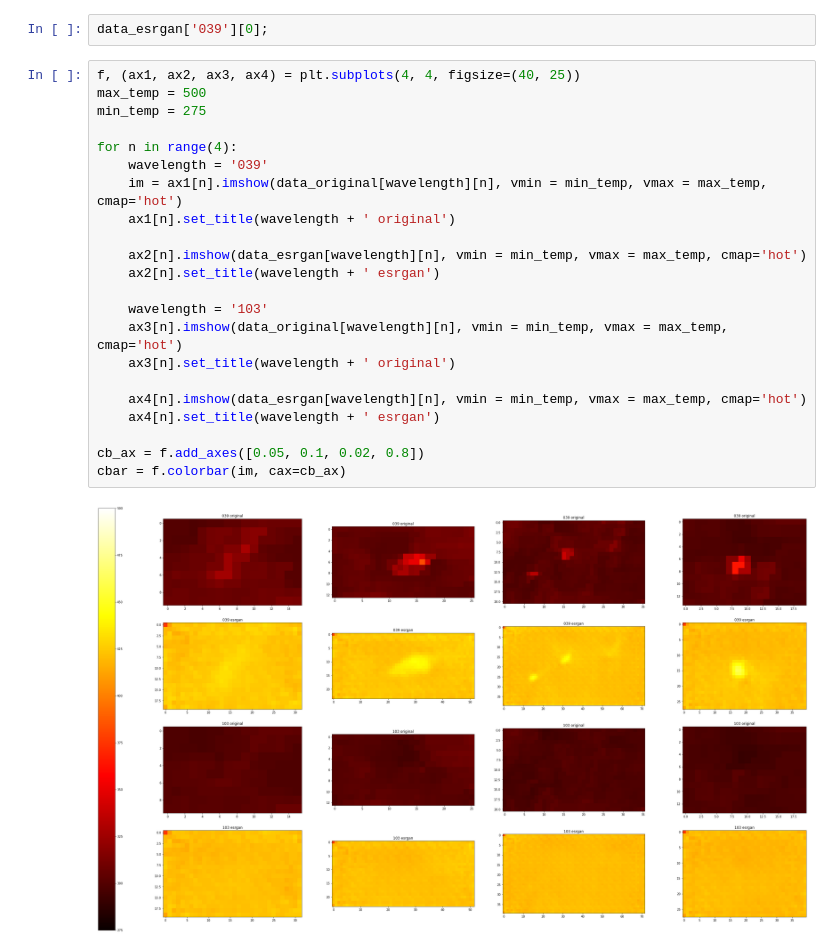
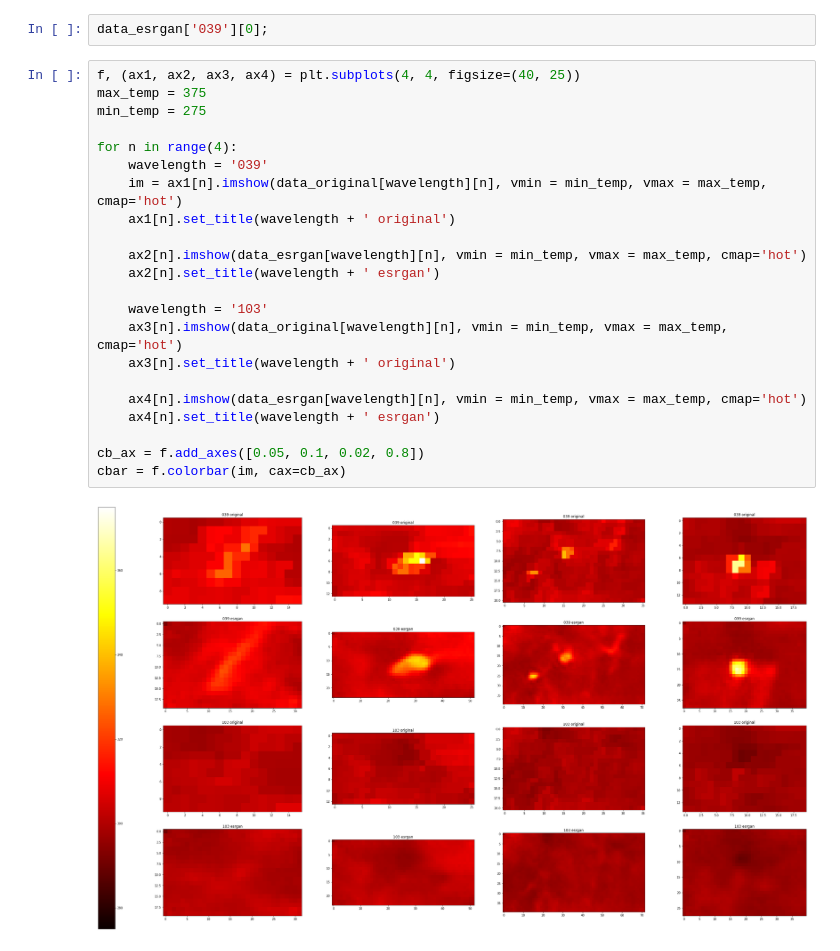
Before and after one commit to ccny-glasslab/Fires, a Jupyter notebook: landsat_SR.ipynb, the cells around one changed output. Cells and saved outputs as stored; diff of their text form.

```diff
--- a/landsat_SR.ipynb
+++ b/landsat_SR.ipynb
@@ -43,25 +61,25 @@ for wavelength in '039', '103':
 data_esrgan['039'][0];
 # %%
 f, (ax1, ax2, ax3, ax4) = plt.subplots(4, 4, figsize=(40, 25))
-max_temp = 500
+max_temp = 375
 min_temp = 275
 
 for n in range(4):
     wavelength = '039'
     im = ax1[n].imshow(data_original[wavelength][n], vmin = min_temp, vmax = max_temp, cmap='hot')
     ax1[n].set_title(wavelength + ' original')
 
     ax2[n].imshow(data_esrgan[wavelength][n], vmin = min_temp, vmax = max_temp, cmap='hot')
     ax2[n].set_title(wavelength + ' esrgan')
 
     wavelength = '103'
     ax3[n].imshow(data_original[wavelength][n], vmin = min_temp, vmax = max_temp, cmap='hot')
     ax3[n].set_title(wavelength + ' original')
 
     ax4[n].imshow(data_esrgan[wavelength][n], vmin = min_temp, vmax = max_temp, cmap='hot')
     ax4[n].set_title(wavelength + ' esrgan')
 
 cb_ax = f.add_axes([0.05, 0.1, 0.02, 0.8])
 cbar = f.colorbar(im, cax=cb_ax)
 # %% [output]
-[figure, old version]
+[figure, new version]
```
Also changed, not shown: parts of 1 cell of this notebook, 8 other files.
